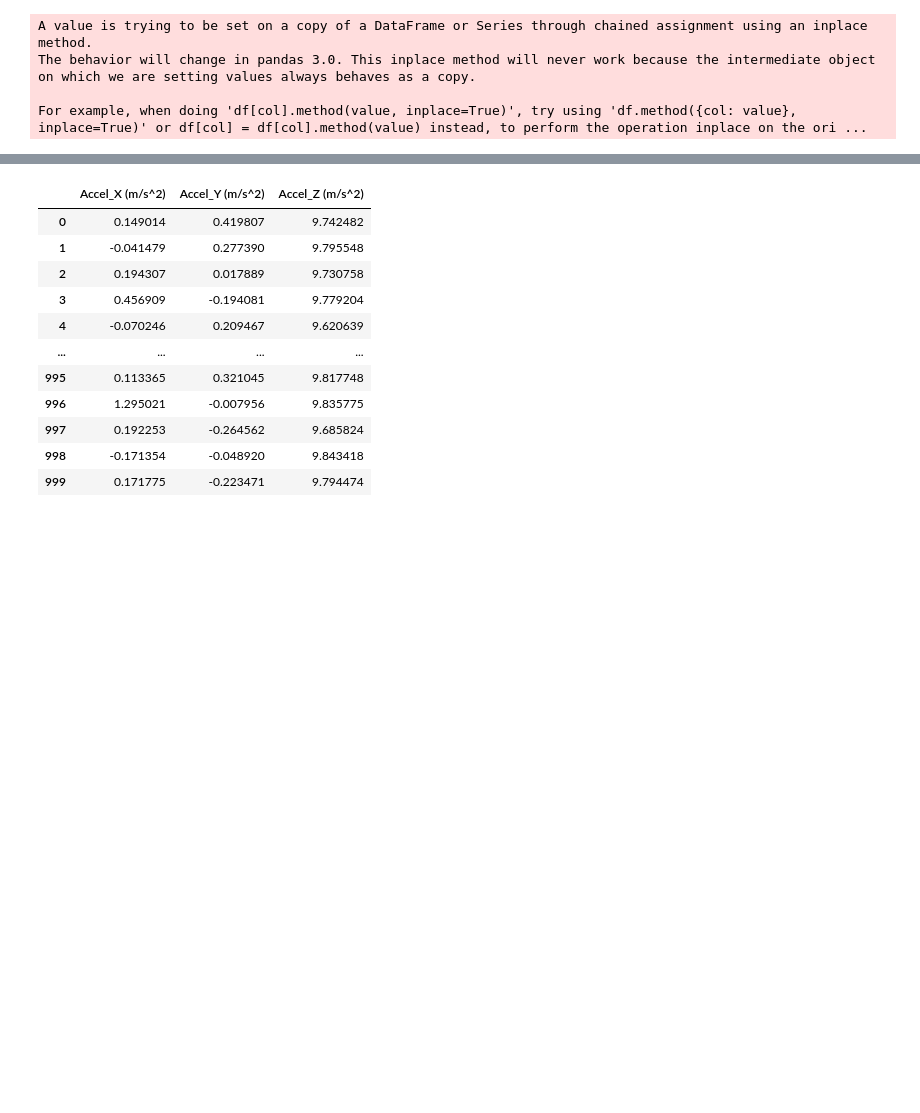
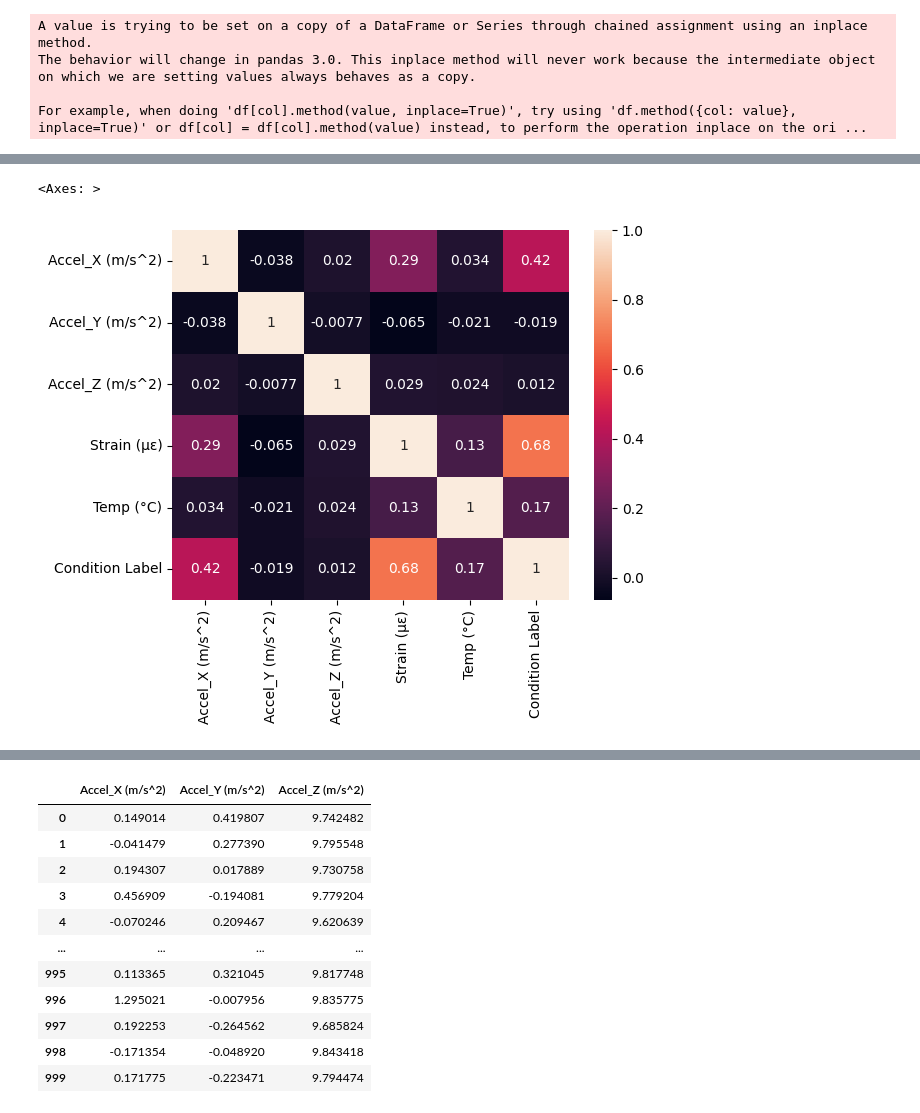
Before and after one commit to MahmoudAttia111/saher-building-health-monitor, a Jupyter notebook: Saher.ipynb, the cells around one changed output, grey strips where cells are left out. Saved outputs shown, nothing was run; the diff lists cells and outputs as text; code cells hidden in the pictures; blank space fills up the shorter version.

```diff
--- a/Saher.ipynb
+++ b/Saher.ipynb
@@ -216,2 +226,5 @@ For example, when doing 'df[col].method(value, inplace=True)', try using 'df.met
 # %%
-# sns.heatmap(data.corr(numeric_only=True), annot=True)
+sns.heatmap(data.corr(numeric_only=True), annot=True)
+# %% [output]
+<Axes: >
+[figure, added]
```
Also changed, not shown: parts of 64 cells of this notebook, 1 other file.
